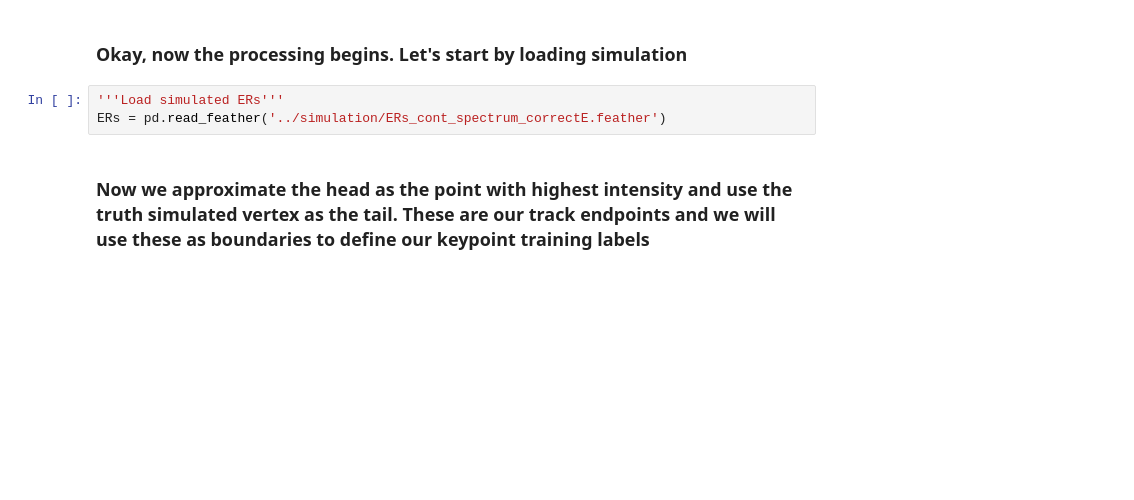
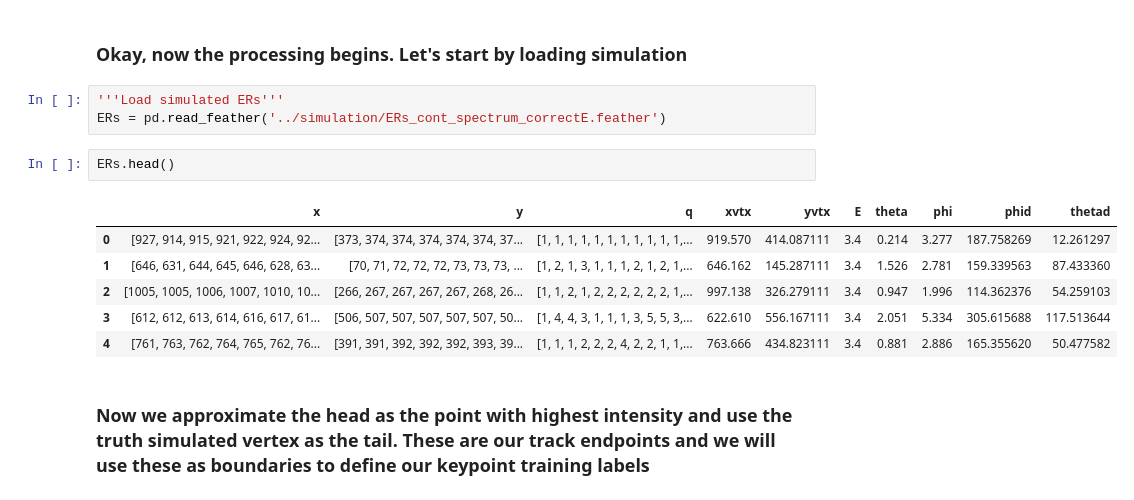
Before and after one commit to jschuel/migKeyPoint, a Jupyter notebook: migKeyPoint/notebooks/keyPoint_example_part1_generating_keypoints_and_training_YOLO.ipynb, the cells around one changed output. Saved outputs shown, nothing was run; the diff lists cells and outputs as text; blank space fills up the shorter version.

```diff
--- a/migKeyPoint/notebooks/keyPoint_example_part1_generating_keypoints_and_training_YOLO.ipynb
+++ b/migKeyPoint/notebooks/keyPoint_example_part1_generating_keypoints_and_training_YOLO.ipynb
@@ -32,6 +32,15 @@ conf
 # %%
 '''Load simulated ERs'''
 ERs = pd.read_feather('../simulation/ERs_cont_spectrum_correctE.feather')
+# %%
+ERs.head()
+# %% [output]
+|  | x | y | q | xvtx | yvtx | E | theta | phi | phid | thetad |
+| 0 | [927, 914, 915, 921, 922, 924, 92... | [373, 374, 374, 374, 374, 374, 37... | [1, 1, 1, 1, 1, 1, 1, 1, 1, 1, 1,... | 919.570 | 414.087111 | 3.4 | 0.214 | 3.277 | 187.758269 | 12.261297 |
+| 1 | [646, 631, 644, 645, 646, 628, 63... | [70, 71, 72, 72, 72, 73, 73, 73, ... | [1, 2, 1, 3, 1, 1, 1, 2, 1, 2, 1,... | 646.162 | 145.287111 | 3.4 | 1.526 | 2.781 | 159.339563 | 87.433360 |
+| 2 | [1005, 1005, 1006, 1007, 1010, 10... | [266, 267, 267, 267, 267, 268, 26... | [1, 1, 2, 1, 2, 2, 2, 2, 2, 2, 1,... | 997.138 | 326.279111 | 3.4 | 0.947 | 1.996 | 114.362376 | 54.259103 |
+| 3 | [612, 612, 613, 614, 616, 617, 61... | [506, 507, 507, 507, 507, 507, 50... | [1, 4, 4, 3, 1, 1, 1, 3, 5, 5, 3,... | 622.610 | 556.167111 | 3.4 | 2.051 | 5.334 | 305.615688 | 117.513644 |
+| 4 | [761, 763, 762, 764, 765, 762, 76... | [391, 391, 392, 392, 392, 393, 39... | [1, 1, 1, 2, 2, 2, 4, 2, 2, 1, 1,... | 763.666 | 434.823111 | 3.4 | 0.881 | 2.886 | 165.355620 | 50.477582 |
 # %% [markdown]
 ### Now we approximate the head as the point with highest intensity and use the truth simulated vertex as the tail. These are our track endpoints and we will use these as boundaries to define our keypoint training labels
 # %%
```
Also changed, not shown: parts of 10 cells of this notebook, 1 other file.
